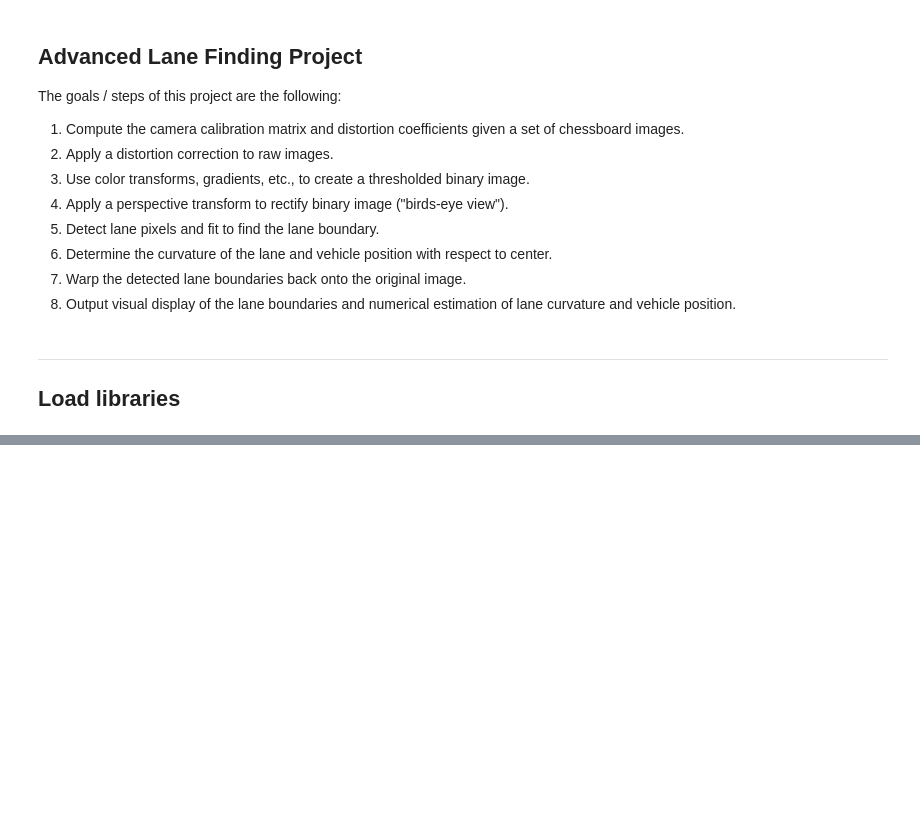
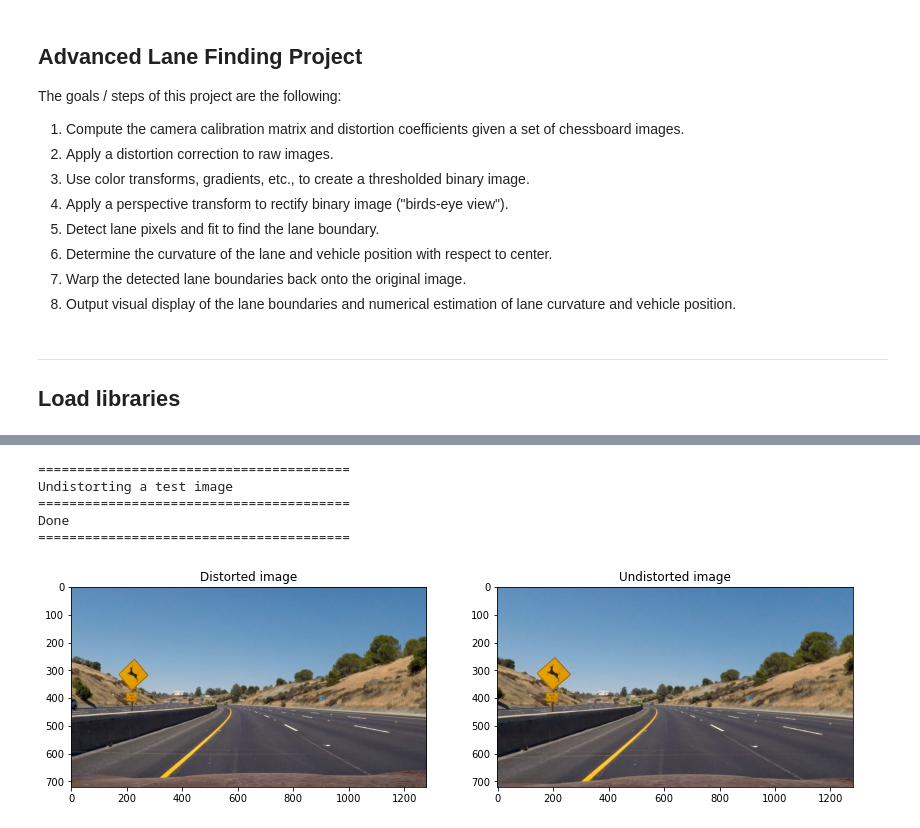
Before and after one commit to simonbogh/CarND-Advanced-Lane-Lines, a Jupyter notebook: P2-advanced-lane-lines.ipynb, the cells around one changed output, grey strips where cells are left out. Cells and saved outputs as stored; diff of their text form; code cells hidden in the pictures; blank space fills up the shorter version.

```diff
--- a/P2-advanced-lane-lines.ipynb
+++ b/P2-advanced-lane-lines.ipynb
@@ -711,0 +178,44 @@ plt.imshow(cv2.cvtColor(final_img, cv2.COLOR_BGR2RGB))
+# %%
+"""
+Test the chessboard camera calibration on on test images
+found /test_images/.
+"""
+print("========================================")
+# Load test image
+#img = cv2.imread('test_images/straight_lines1.jpg')
+img = cv2.imread('test_images/test2.jpg')
+#img = cv2.imread('camera_cal/calibration1.jpg')
+
+global ret
+global mtx
+global dist
+ret, mtx, dist, rvecs, tvecs = cv2.calibrateCamera(objpoints, imgpoints, img.shape[1:], None, None)
+
+def cal_undistort(img, objpoints, imgpoints):
+    undist = cv2.undistort(img, mtx, dist, None, mtx)
+    return undist
+
+print("Undistorting a test image")
+undistorted = cal_undistort(img, objpoints, imgpoints)
+
+# Display test image
+fig = plt.figure(figsize=(14,10))
+# Show original distorted image
+ax1 = fig.add_subplot(1,2,1)
+ax1.set_title('Distorted image')
+ax1.imshow(cv2.cvtColor(img, cv2.COLOR_BGR2RGB))
+# Show undistorted (corrected) image
+ax2 = fig.add_subplot(1,2,2)
+ax2.set_title('Undistorted image')
+ax2.imshow(cv2.cvtColor(undistorted, cv2.COLOR_BGR2RGB))
+
+print("========================================")
+print("Done")
+print("========================================")
+# %% [output]
+========================================
+Undistorting a test image
+========================================
+Done
+========================================
+[figure, added]
```
Also changed, not shown: parts of 37 cells of this notebook.
